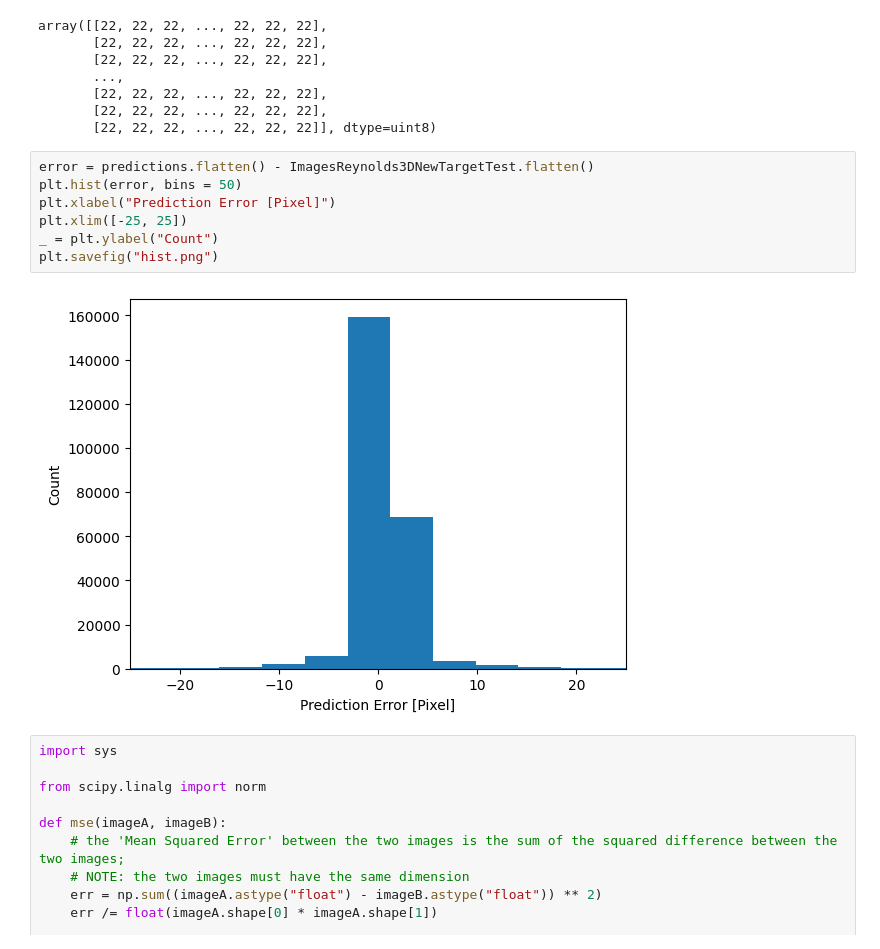
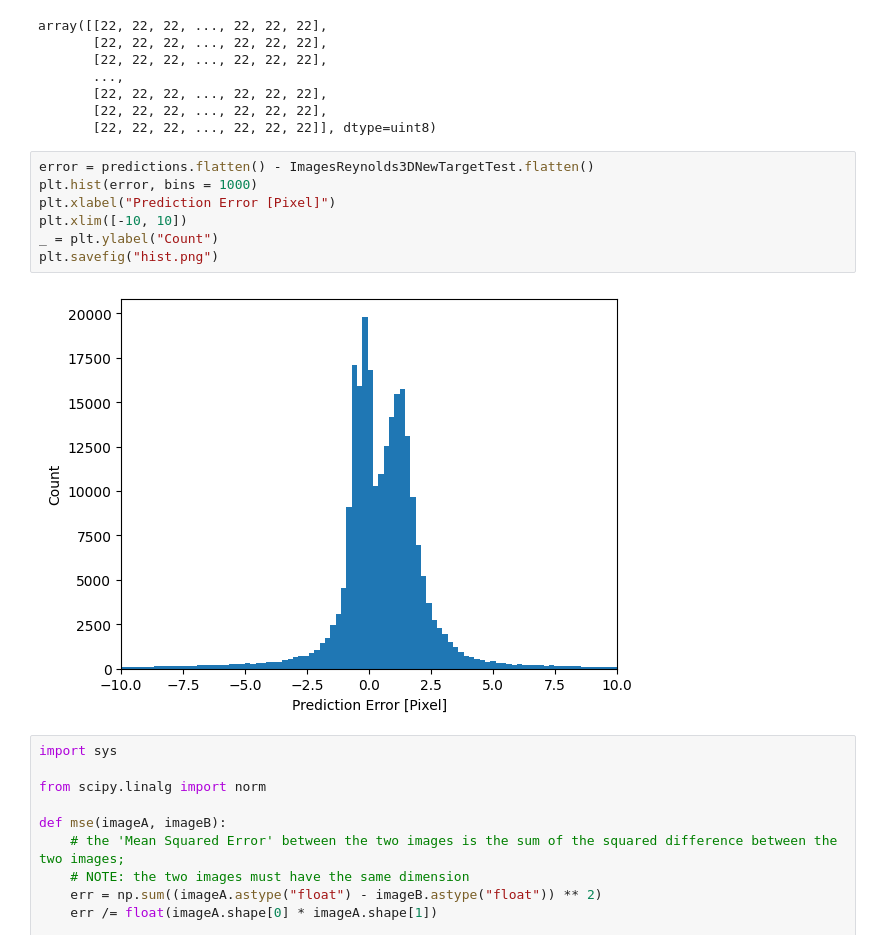
Before and after one commit to BurgaoTheChamp/ML_CFD, a Jupyter notebook: ML-CFD.ipynb, the cells around one changed output. Drawn from its saved outputs; the diff is of its cells as text.

Commit message:
HIst update

```diff
--- a/ML-CFD.ipynb
+++ b/ML-CFD.ipynb
@@ -713,13 +713,13 @@ array([[22, 22, 22, ..., 22, 22, 22],
        [22, 22, 22, ..., 22, 22, 22]], dtype=uint8)
 # %%
 error = predictions.flatten() - ImagesReynolds3DNewTargetTest.flatten()
-plt.hist(error, bins = 50)
+plt.hist(error, bins = 1000)
 plt.xlabel("Prediction Error [Pixel]")
-plt.xlim([-25, 25])
+plt.xlim([-10, 10])
 _ = plt.ylabel("Count")
 plt.savefig("hist.png")
 # %% [output]
-[figure, old version]
+[figure, new version]
 # %%
 import sys
 
```
Also changed, not shown: 1 other file.
